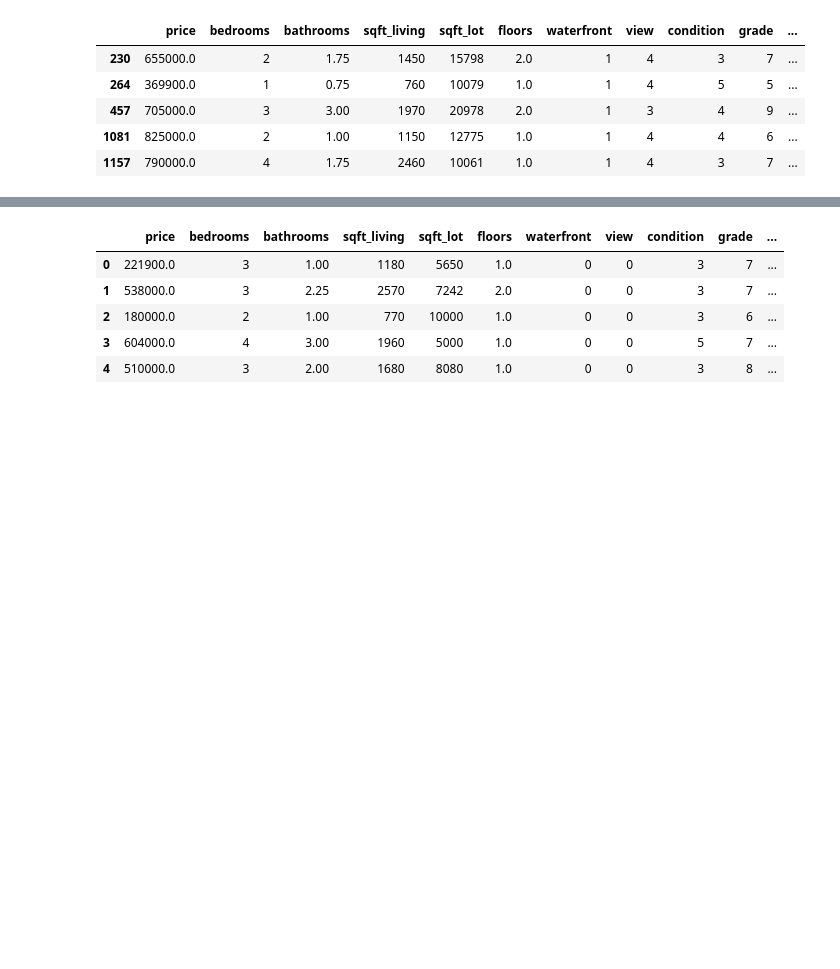
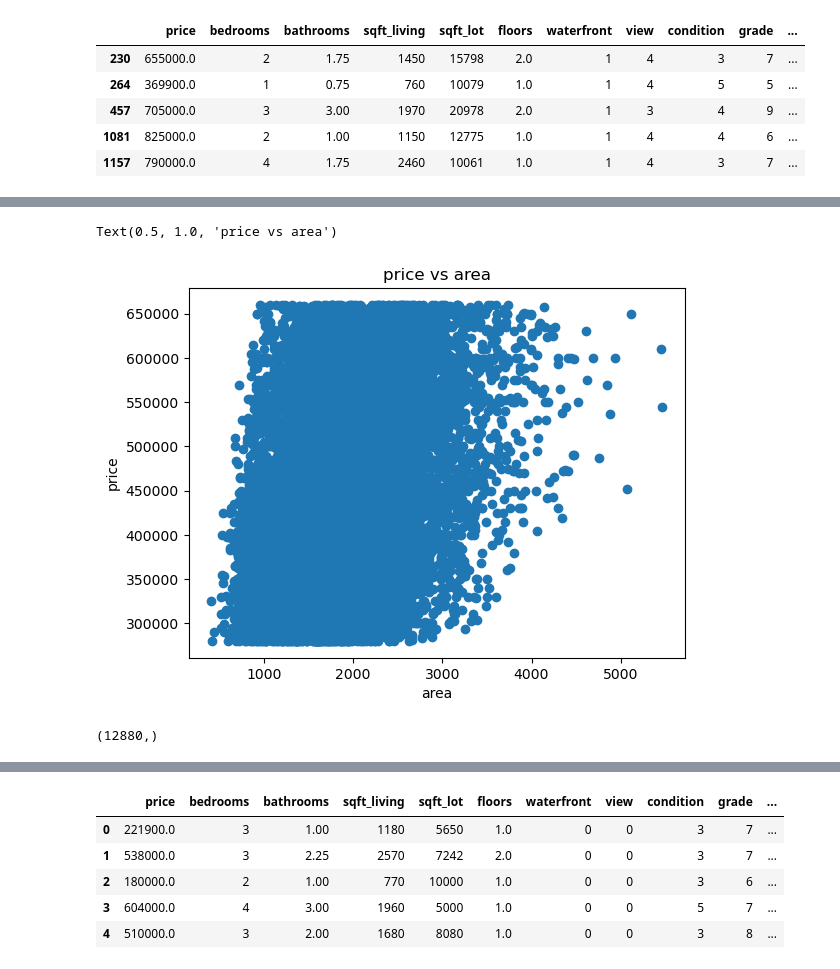
Before and after one commit to Enam88/apartment-hunter, a Jupyter notebook: notebooks/preprocessing.ipynb, the cells around one changed output, grey strips where cells are left out. Drawn from its saved outputs; the diff is of its cells as text; code cells hidden in the pictures; blank space fills up the shorter version.

```diff
--- a/notebooks/preprocessing.ipynb
+++ b/notebooks/preprocessing.ipynb
@@ -567,0 +603,16 @@ sns.histplot(price_equals_less_1e6["waterfront"] == 1)
+# %%
+plt.scatter(x=price_equals_less_1e6["sqft_living"], y=price_equals_less_1e6["price"])
+plt.xlabel("area")
+plt.ylabel("price")
+plt.title("price vs area")
+# %% [output]
+Text(0.5, 1.0, 'price vs area')
+[figure, added]
+# %%
+features = ["sqft_living"]
+X_train = price_equals_less_1e6[features]
+target = "price"
+y_train = price_equals_less_1e6[target]
+y_train.shape
+# %% [output]
+(12880,)
```
Also changed, not shown: parts of 30 cells of this notebook.
